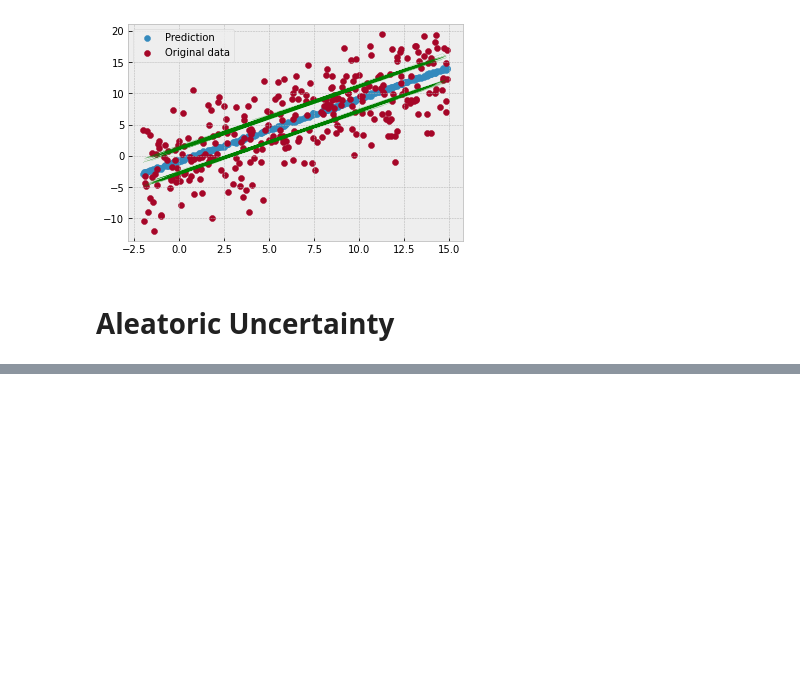
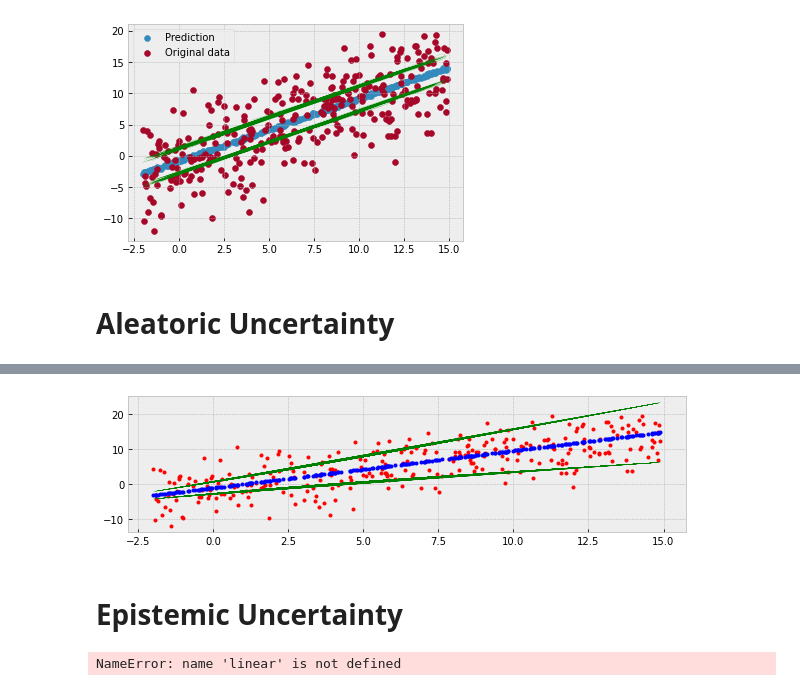
Before and after one commit to sherna90/mxprob, a Jupyter notebook: benchmarks/2.-linear-model.ipynb, the cells around one changed output, grey strips where cells are left out. Saved outputs shown, nothing was run; the diff lists cells and outputs as text; code cells hidden in the pictures; blank space fills up the shorter version.

```diff
--- a/benchmarks/2.-linear-model.ipynb
+++ b/benchmarks/2.-linear-model.ipynb
@@ -156,0 +228,26 @@ params
+# %%
+plt.figure(figsize=[10, 2.5])  # inches
+plt.plot(X_test, y_test, 'r.', label='observed');
+
+m = y_hat.mean
+s = y_hat.stddev
+
+plt.plot(X_test, m, 'b.', linewidth=4, label='mean');
+plt.plot(X_test, m + 2 * s, 'g', linewidth=.2, label=r'mean + 2 stddev');
+plt.plot(X_test, m - 2 * s, 'g', linewidth=.2, label=r'mean - 2 stddev');
+# %% [output]
+[figure, added]
+# %% [markdown]
+# Epistemic Uncertainty
+# %%
+import mxnet as mx
+from mxnet import nd, autograd, gluon,np
+from hamiltonian.inference.sgld import sgld
+from hamiltonian.models.linear import linear_aleatoric
+
+model_ctx=mx.cpu()
+hyper={'alpha':np.array(10.0, ctx=model_ctx),'scale':1.}
+model=linear(hyper,in_units=1,out_units=1,ctx=model_ctx)
+inference=sgld(model,step_size=0.001,ctx=model_ctx)
+# %% [output]
+NameError: name 'linear' is not defined
```
Also changed, not shown: parts of 19 cells of this notebook, 5 other files.
